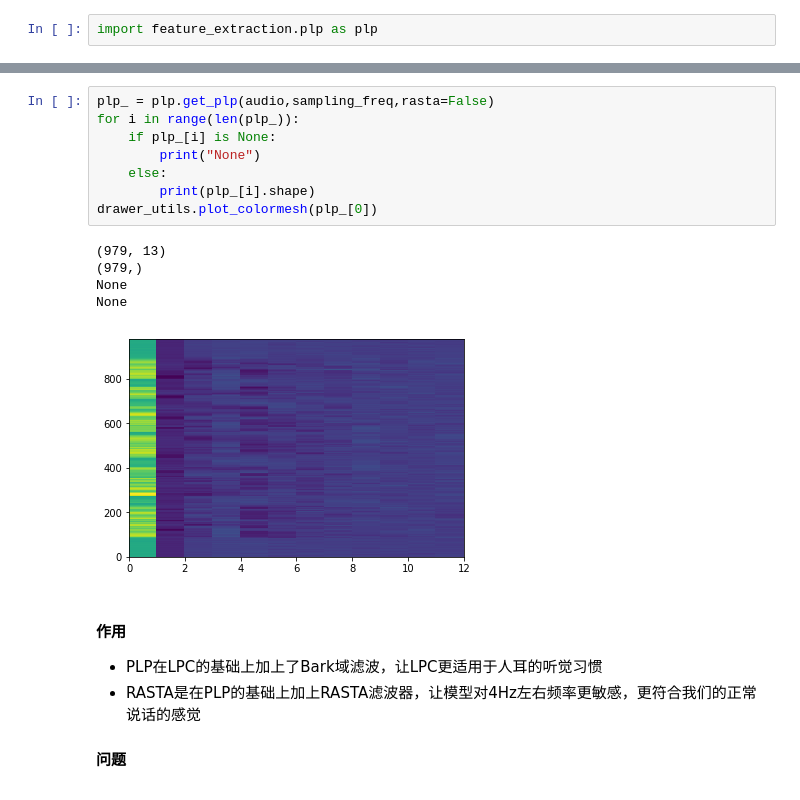
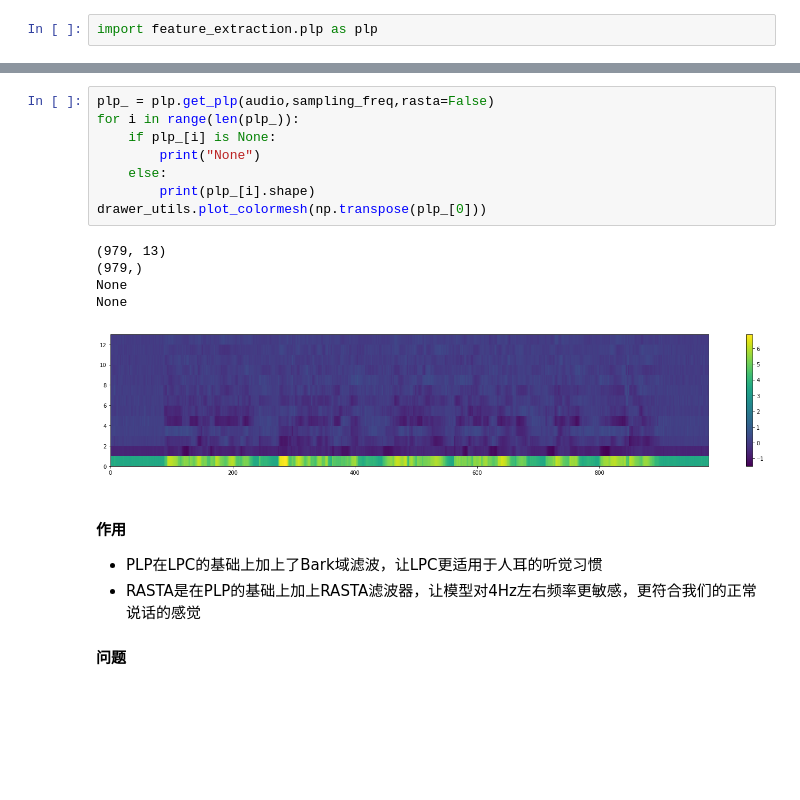
Before and after one commit to wangtianrui/sounds_pretreatment, a Jupyter notebook: py3_main.ipynb, the cells around one changed output, grey strips where cells are left out. Saved outputs shown, nothing was run; the diff lists cells and outputs as text; blank space fills up the shorter version.

```diff
--- a/py3_main.ipynb
+++ b/py3_main.ipynb
@@ -286,17 +291,17 @@ None
 # %%
 plp_ = plp.get_plp(audio,sampling_freq,rasta=False)
 for i in range(len(plp_)):
     if plp_[i] is None:
         print("None")
     else:
         print(plp_[i].shape)
-drawer_utils.plot_colormesh(plp_[0])
+drawer_utils.plot_colormesh(np.transpose(plp_[0]))
 # %% [output]
 (979, 13)
 (979,)
 None
 None
-[figure, old version]
+[figure, new version]
 # %% [markdown]
 #### 作用
 * PLP在LPC的基础上加上了Bark域滤波，让LPC更适用于人耳的听觉习惯
```
Also changed, not shown: parts of 14 cells of this notebook, 6 other files.
